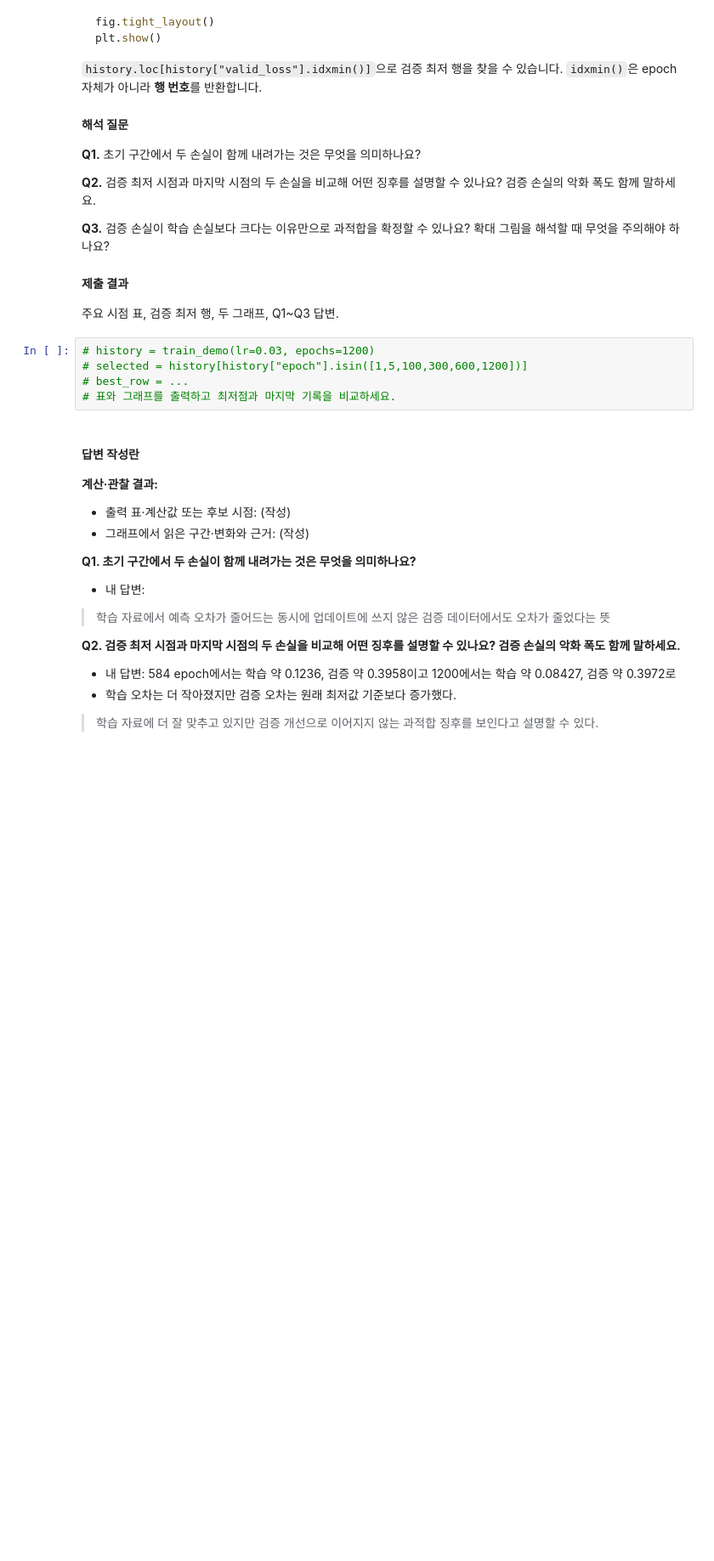
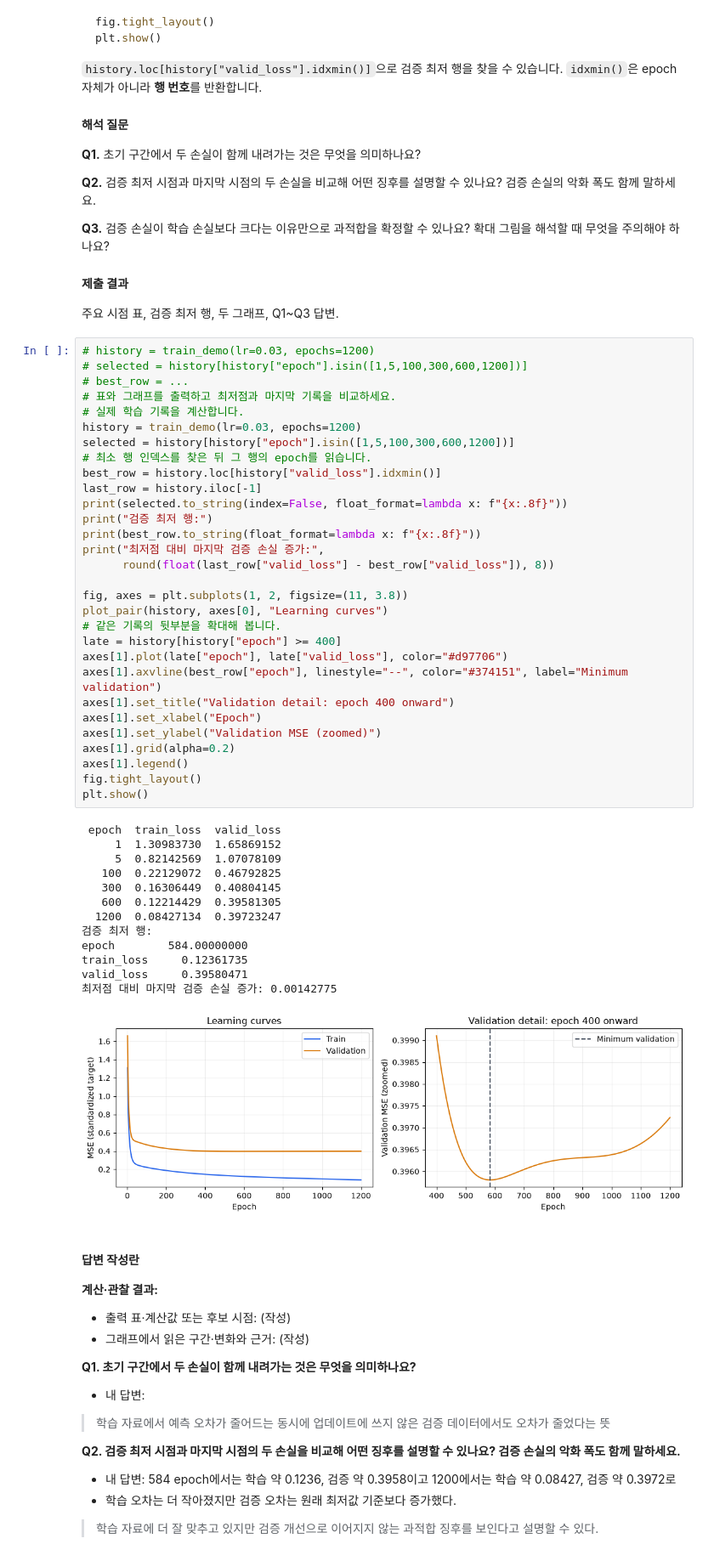
Before and after one commit to usm9514-wq/Basic_Math, a Jupyter notebook: Deep_Learning/5장/5장2강 학습 상태 진단과 Loss 분석 실습문제.ipynb, the cells around one changed output. Shown at 85% size. Drawn from its saved outputs; the diff is of its cells as text; blank space fills up the shorter version.

```diff
--- a/Deep_Learning/5장/5장2강 학습 상태 진단과 Loss 분석 실습문제.ipynb
+++ b/Deep_Learning/5장/5장2강 학습 상태 진단과 Loss 분석 실습문제.ipynb
@@ -397,8 +431,47 @@ plt.show()
 # %%
 # history = train_demo(lr=0.03, epochs=1200)
 # selected = history[history["epoch"].isin([1,5,100,300,600,1200])]
 # best_row = ...
 # 표와 그래프를 출력하고 최저점과 마지막 기록을 비교하세요.
+# 실제 학습 기록을 계산합니다.
+history = train_demo(lr=0.03, epochs=1200)
+selected = history[history["epoch"].isin([1,5,100,300,600,1200])]
+# 최소 행 인덱스를 찾은 뒤 그 행의 epoch를 읽습니다.
+best_row = history.loc[history["valid_loss"].idxmin()]
+last_row = history.iloc[-1]
+print(selected.to_string(index=False, float_format=lambda x: f"{x:.8f}"))
+print("검증 최저 행:")
+print(best_row.to_string(float_format=lambda x: f"{x:.8f}"))
+print("최저점 대비 마지막 검증 손실 증가:",
+      round(float(last_row["valid_loss"] - best_row["valid_loss"]), 8))
+
+fig, axes = plt.subplots(1, 2, figsize=(11, 3.8))
+plot_pair(history, axes[0], "Learning curves")
+# 같은 기록의 뒷부분을 확대해 봅니다.
+late = history[history["epoch"] >= 400]
+axes[1].plot(late["epoch"], late["valid_loss"], color="#d97706")
+axes[1].axvline(best_row["epoch"], linestyle="--", color="#374151", label="Minimum validation")
+axes[1].set_title("Validation detail: epoch 400 onward")
+axes[1].set_xlabel("Epoch")
+axes[1].set_ylabel("Validation MSE (zoomed)")
+axes[1].grid(alpha=0.2)
+axes[1].legend()
+fig.tight_layout()
+plt.show()
+# %% [output]
+ epoch  train_loss  valid_loss
+     1  1.30983730  1.65869152
+     5  0.82142569  1.07078109
+   100  0.22129072  0.46792825
+   300  0.16306449  0.40804145
+   600  0.12214429  0.39581305
+  1200  0.08427134  0.39723247
+검증 최저 행:
+epoch        584.00000000
+train_loss     0.12361735
+valid_loss     0.39580471
+최저점 대비 마지막 검증 손실 증가: 0.00142775
+[figure, added]
 # %% [markdown]
 #### 답변 작성란
 
```
Also changed, not shown: parts of 7 cells of this notebook, 2 other files.
